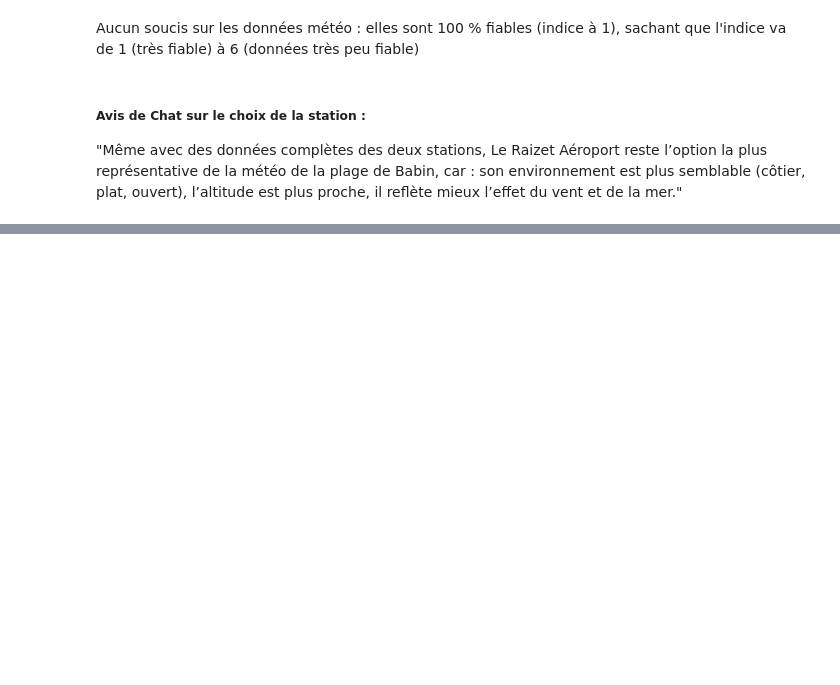
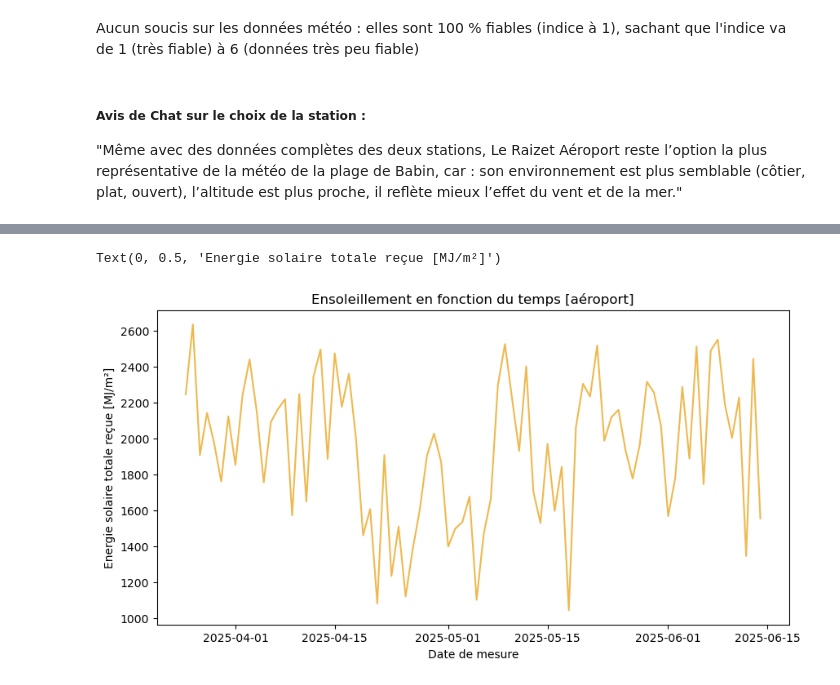
Before and after one commit to arthuserani/BleuAtlantiC_Physics, a Jupyter notebook: Données météo/traitement donnees.ipynb, the cells around one changed output, grey strips where cells are left out. Drawn from its saved outputs; the diff is of its cells as text; code cells hidden in the pictures; blank space fills up the shorter version.

```diff
--- a/Données météo/traitement donnees.ipynb
+++ b/Données météo/traitement donnees.ipynb
@@ -156,0 +165,4 @@ Aucun soucis sur les données météo : elles sont 100 % fiables (indice à 1),
+# %%
+dfs = pd.read_csv('clim-base_quot_autres-971-2025.csv')
+
+dfs.head()
@@ -156,0 +177,21 @@ Aucun soucis sur les données météo : elles sont 100 % fiables (indice à 1),
+# %%
+# Gardons uniquement ce qui nous intéresse
+
+dfs['date'] = pd.to_datetime(dfs['aaaammjj'], format='%Y%m%d')
+dfs = dfs.sort_values(by='date')
+dfs = dfs[dfs['date'] > pd.to_datetime('2025-03-24')]
+dfs = dfs[dfs['date'] < pd.to_datetime('2025-06-15')]
+
+dfs_aero=dfs[dfs['nom_usuel']=='LE RAIZET AERO']
+dfs_petitcanal=dfs[dfs['nom_usuel']=='PETIT-CANAL GODET-INRAE']
+# %%
+# Plot les précipitations journalières en fonction du temps
+
+plt.figure(figsize=(10,5), dpi=100)
+plt.plot(dfs_aero['date'],dfs_aero['glot'], color=jaunebpc)
+plt.title('Ensoleillement en fonction du temps [aéroport]')
+plt.xlabel('Date de mesure')
+plt.ylabel('Energie solaire totale reçue [MJ/m²]')
+# %% [output]
+Text(0, 0.5, 'Energie solaire totale reçue [MJ/m²]')
+[figure, added]
```
Also changed, not shown: parts of 11 cells of this notebook, 7 other files.
